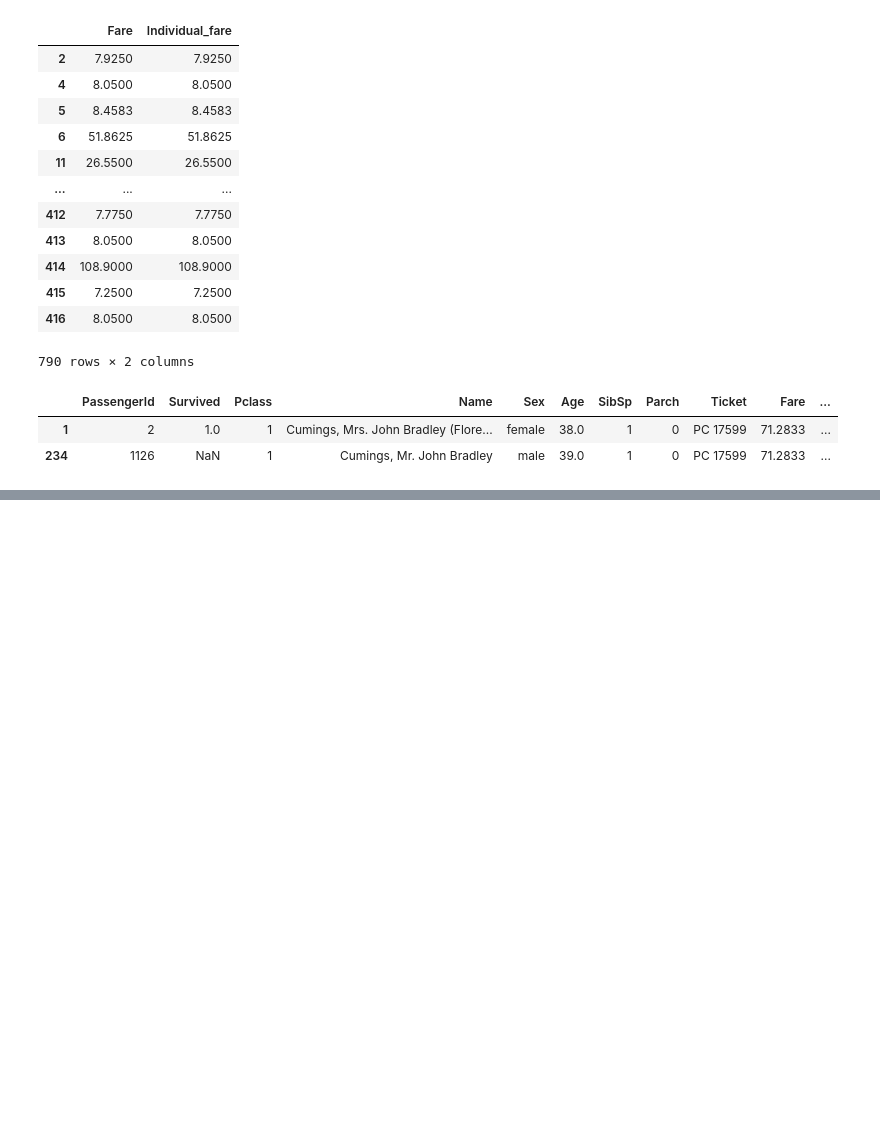
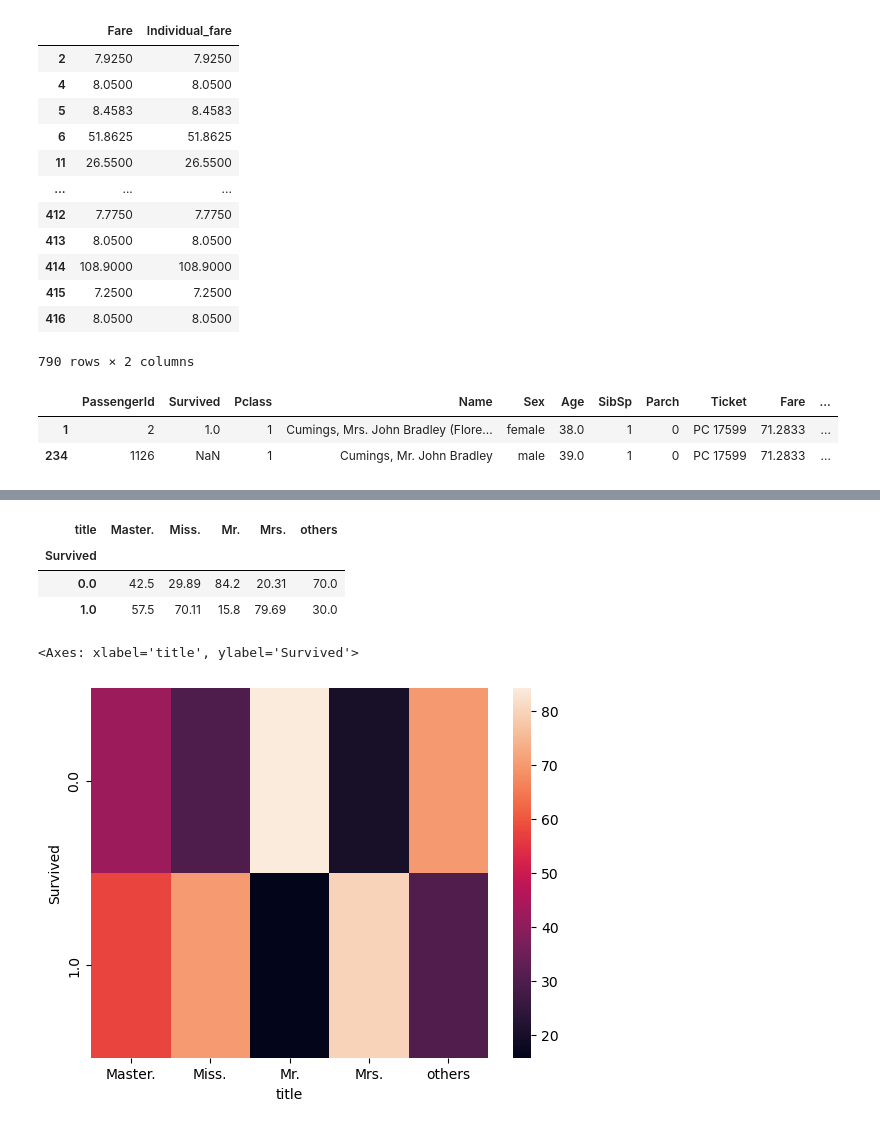
Before and after one commit to PradhumanSoni/EDA, a Jupyter notebook: session 29_eda/session_on_eda.ipynb, the cells around one changed output, grey strips where cells are left out. Drawn from its saved outputs; the diff is of its cells as text; code cells hidden in the pictures; blank space fills up the shorter version.

```diff
--- a/session 29_eda/session_on_eda.ipynb
+++ b/session 29_eda/session_on_eda.ipynb
@@ -526,0 +633,2 @@ df[df['Ticket'] == 'PC 17599']
+# %%
+df['title'] = df['Name'].str.strip().str.split(',').str.get(1).str.strip().str.split(' ').str.get(0)
@@ -526,0 +660,2 @@ df[df['Ticket'] == 'PC 17599']
+# %%
+df['title'] = df['title'].replace({'Dr.':'others','Rev.':'others','Col.':'others','Major.':'others','Capt.':'others','the':'others','Jonkheer.':'others'})
@@ -526,0 +679,2 @@ df[df['Ticket'] == 'PC 17599']
+# %%
+df['title'] = df['title'].replace({'Ms.':'Miss.','Mlle.':'Mrs.','Don.':'Mr.','Mme.':'Miss.','Lady.':'Mrs.','Sir.':'Mr.','Dona.':'Mrs.'})
@@ -526,0 +704,14 @@ df[df['Ticket'] == 'PC 17599']
+# %%
+pivot = (pd.crosstab(df['Survived'],df['title'],normalize='columns')*100).round(2)
+# %%
+pivot
+# %% [output]
+| title | Master. | Miss. | Mr. | Mrs. | others |
+| Survived |  |  |  |  |  |
+| 0.0 | 42.5 | 29.89 | 84.2 | 20.31 | 70.0 |
+| 1.0 | 57.5 | 70.11 | 15.8 | 79.69 | 30.0 |
+# %%
+sns.heatmap(pivot)
+# %% [output]
+<Axes: xlabel='title', ylabel='Survived'>
+[figure, added]
```
Also changed, not shown: parts of 21 cells of this notebook, 1 other file.
